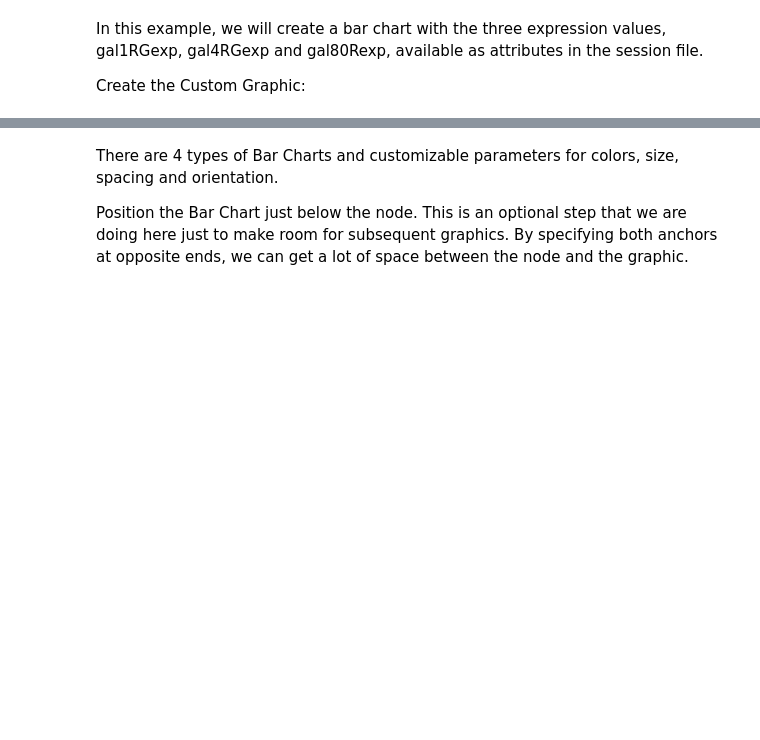
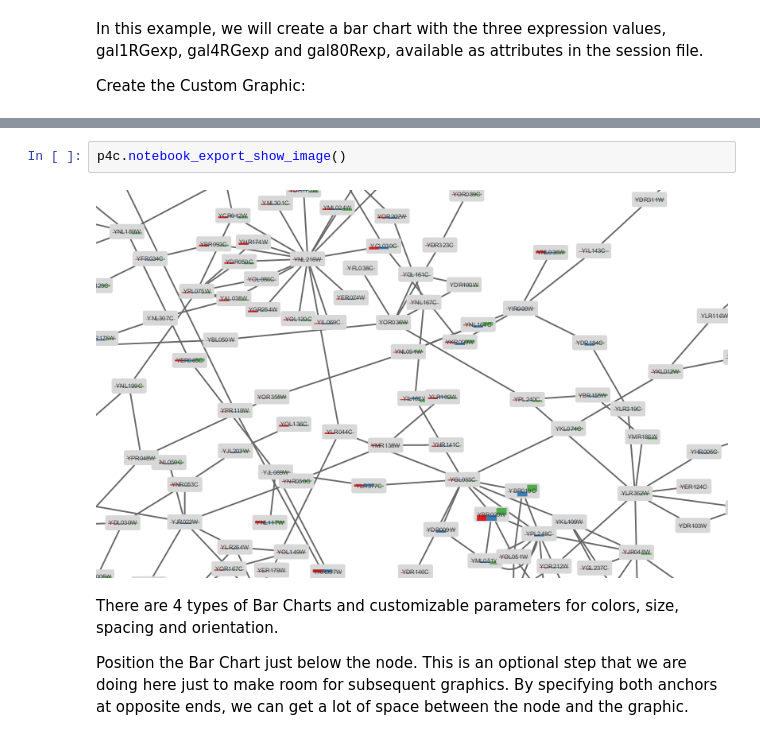
Before and after one commit to cytoscape/cytoscape-automation, a Jupyter notebook: for-scripters/Python/custom-graphics-and-labels.ipynb, the cells around one changed output, grey strips where cells are left out. Saved outputs shown, nothing was run; the diff lists cells and outputs as text; blank space fills up the shorter version.

```diff
--- a/for-scripters/Python/custom-graphics-and-labels.ipynb
+++ b/for-scripters/Python/custom-graphics-and-labels.ipynb
@@ -85,4 +93,8 @@ style_name not specified; updating "default" style.
 ''
+# %%
+p4c.notebook_export_show_image()
+# %% [output]
+[figure, added]
 # %% [markdown]
 There are 4 types of Bar Charts and customizable parameters for colors, size, spacing and orientation.
 
```
Also changed, not shown: parts of 18 cells of this notebook.
